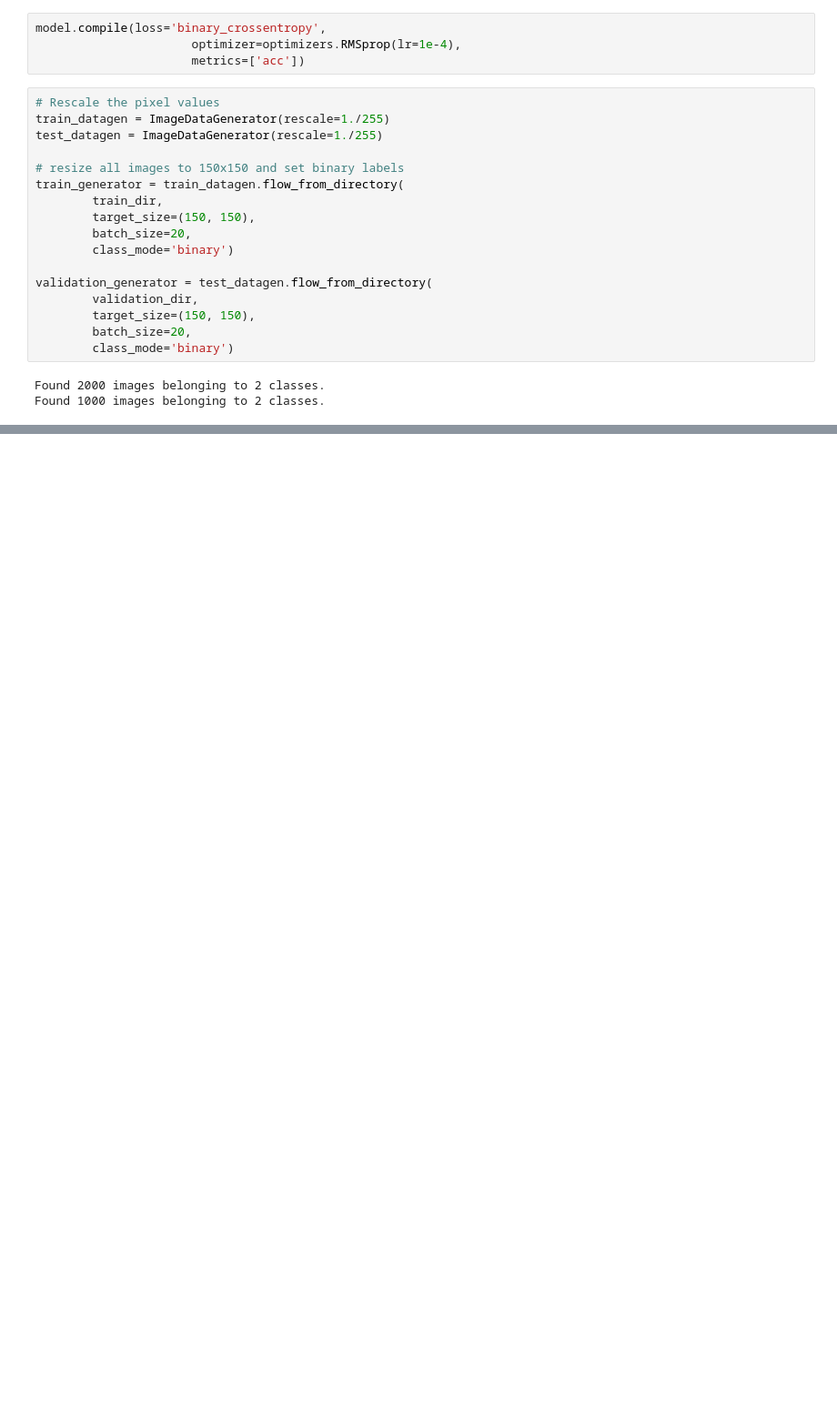
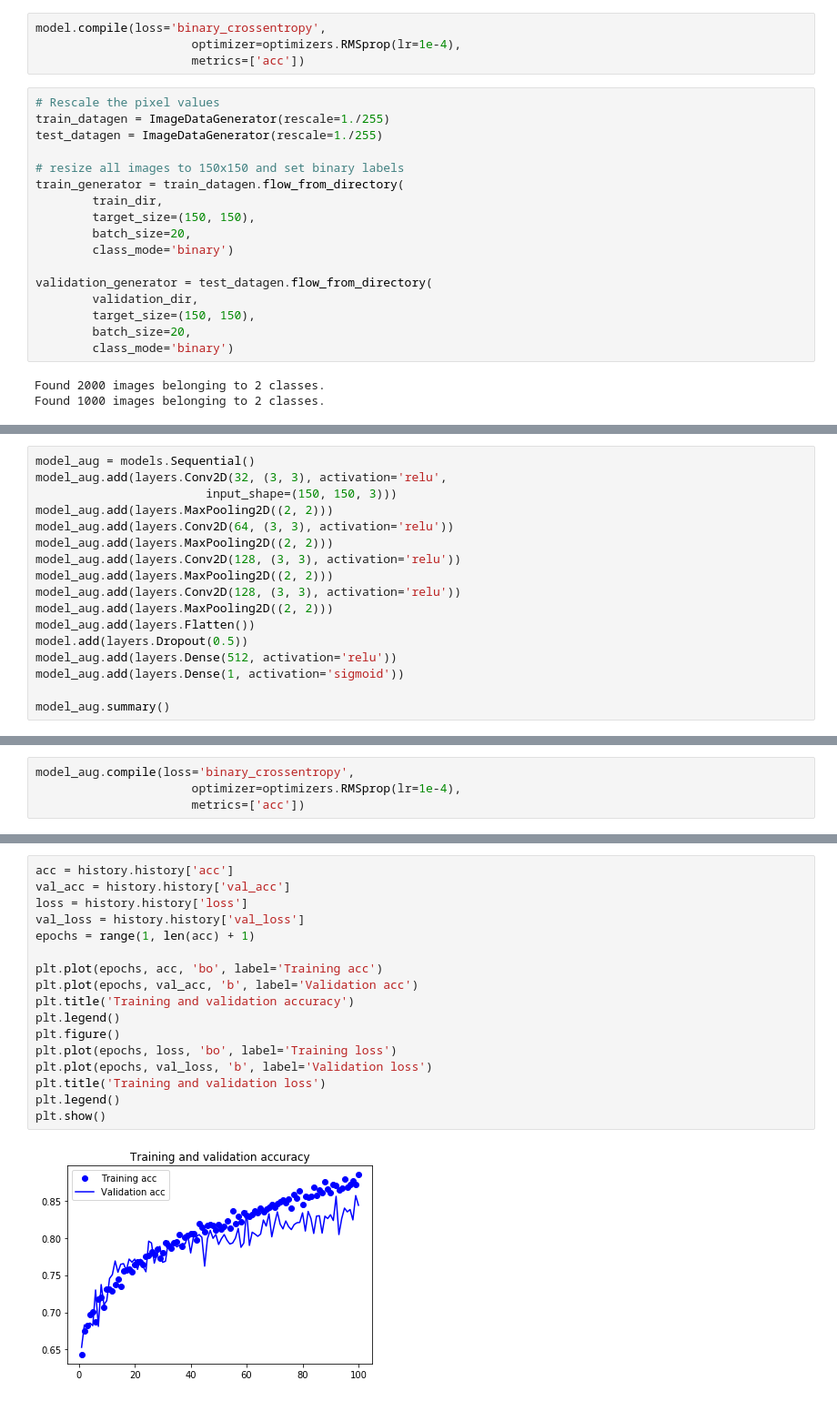
Before and after one commit to brendanmcgivern/cnn-cats-and-dogs, a Jupyter notebook: dogs_cats.ipynb, the cells around one changed output, grey strips where cells are left out. Shown: that part at 91% size. Saved outputs shown, nothing was run; the diff lists cells and outputs as text; blank space fills up the shorter version.

```diff
--- a/dogs_cats.ipynb
+++ b/dogs_cats.ipynb
@@ -176,0 +233,17 @@ plt.show()
+# %%
+model_aug = models.Sequential()
+model_aug.add(layers.Conv2D(32, (3, 3), activation='relu',
+                        input_shape=(150, 150, 3)))
+model_aug.add(layers.MaxPooling2D((2, 2)))
+model_aug.add(layers.Conv2D(64, (3, 3), activation='relu'))
+model_aug.add(layers.MaxPooling2D((2, 2)))
+model_aug.add(layers.Conv2D(128, (3, 3), activation='relu'))
+model_aug.add(layers.MaxPooling2D((2, 2)))
+model_aug.add(layers.Conv2D(128, (3, 3), activation='relu'))
+model_aug.add(layers.MaxPooling2D((2, 2)))
+model_aug.add(layers.Flatten())
+model.add(layers.Dropout(0.5))
+model_aug.add(layers.Dense(512, activation='relu'))
+model_aug.add(layers.Dense(1, activation='sigmoid'))
+
+model_aug.summary()
@@ -176,0 +268,4 @@ plt.show()
+# %%
+model_aug.compile(loss='binary_crossentropy',
+                      optimizer=optimizers.RMSprop(lr=1e-4),
+                      metrics=['acc'])
@@ -176,0 +323,19 @@ plt.show()
+# %%
+acc = history.history['acc']
+val_acc = history.history['val_acc']
+loss = history.history['loss']
+val_loss = history.history['val_loss']
+epochs = range(1, len(acc) + 1)
+
+plt.plot(epochs, acc, 'bo', label='Training acc')
+plt.plot(epochs, val_acc, 'b', label='Validation acc')
+plt.title('Training and validation accuracy')
+plt.legend()
+plt.figure()
+plt.plot(epochs, loss, 'bo', label='Training loss')
+plt.plot(epochs, val_loss, 'b', label='Validation loss')
+plt.title('Training and validation loss')
+plt.legend()
+plt.show()
+# %% [output]
+[figure, added]
```
Also changed, not shown: parts of 10 cells of this notebook.
